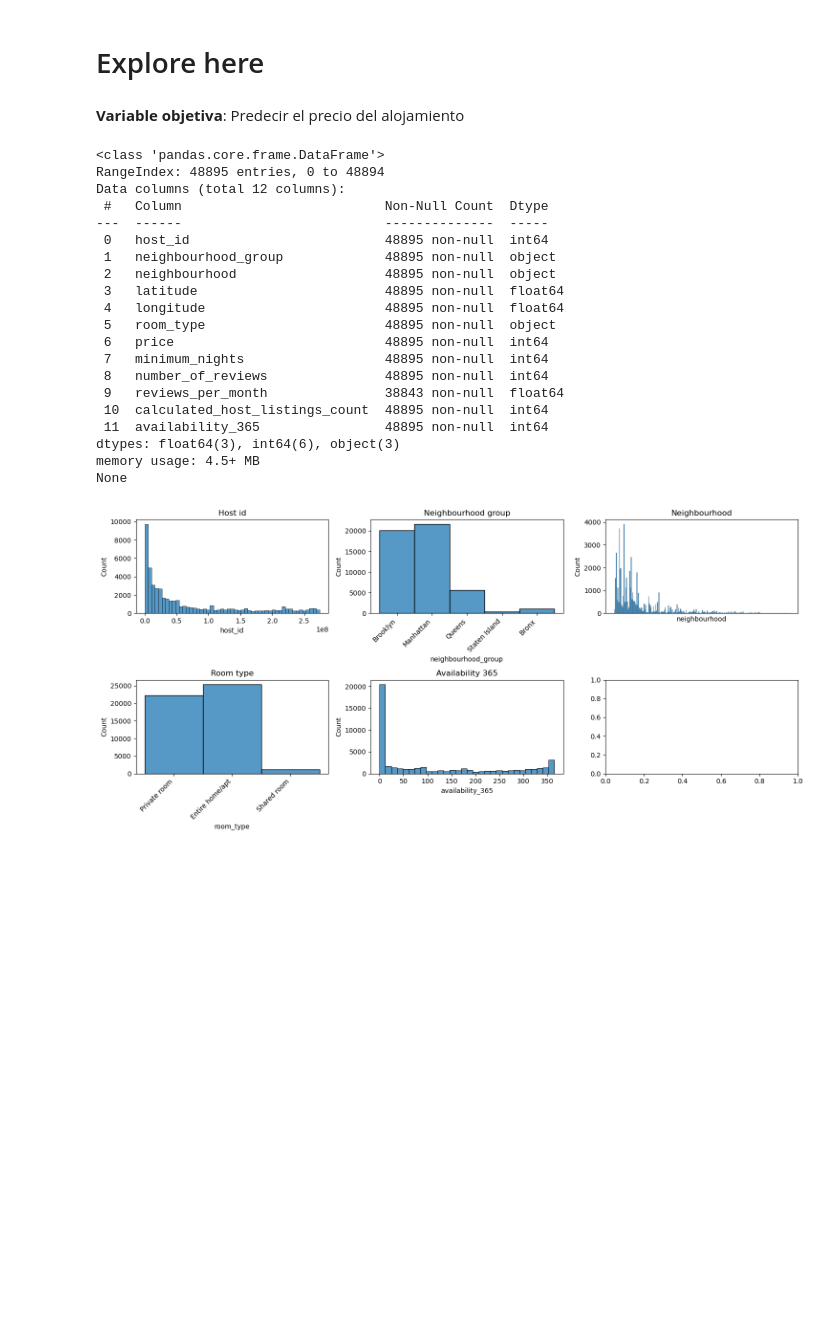
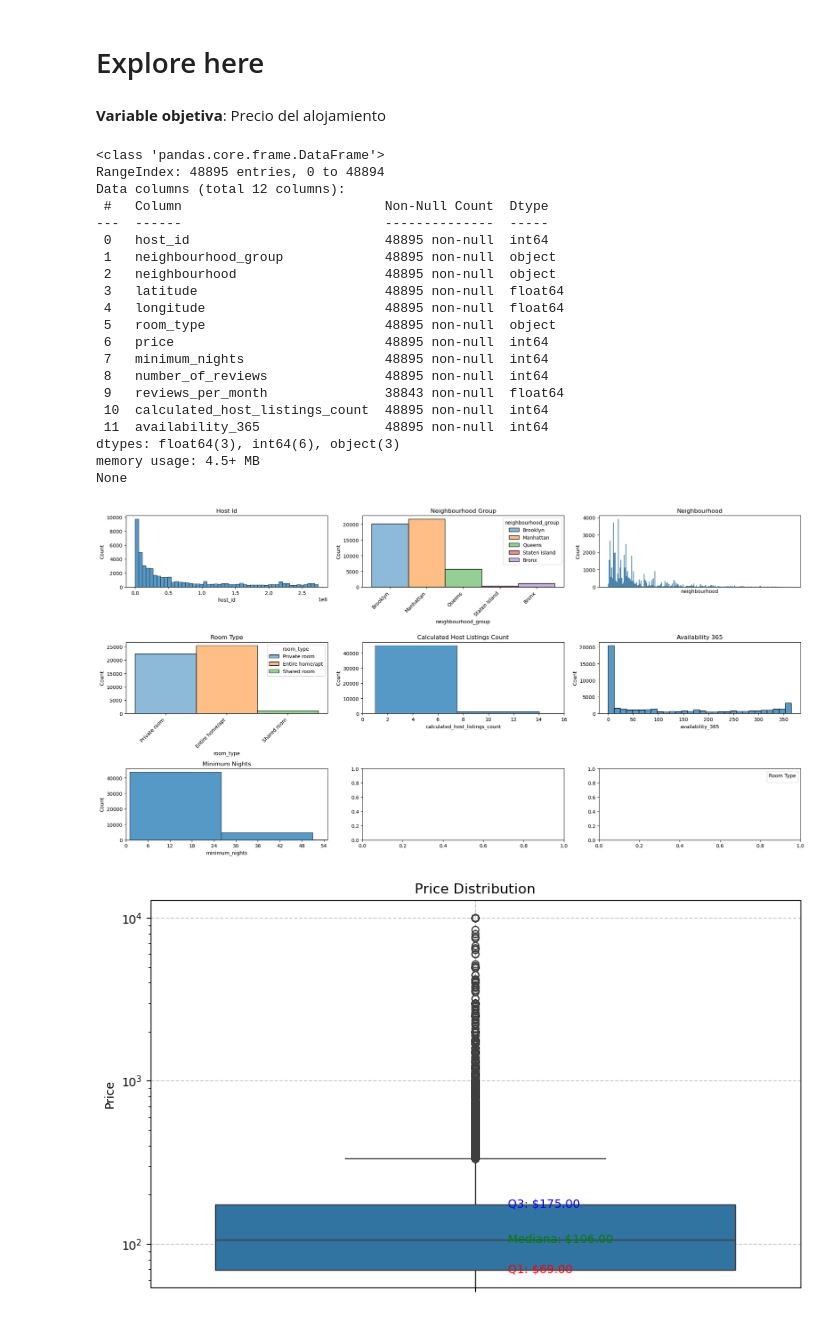
Before and after one commit to 4GeeksAcademy/danielpaez-dev-machine-learning-python-template, a Jupyter notebook: src/explore.ipynb, the cells around one changed output. Saved outputs shown, nothing was run; the diff lists cells and outputs as text; code cells hidden in the pictures; blank space fills up the shorter version.

Commit message:
FEAT: Boxplot, more and better explanations and improve little details

```diff
--- a/src/explore.ipynb
+++ b/src/explore.ipynb
@@ -1,11 +1,12 @@
 # %% [markdown]
 # Explore here
 # %% [markdown]
-**Variable objetiva**: Predecir el precio del alojamiento
+**Variable objetiva**: Precio del alojamiento
 # %%
 import pandas as pd
 import matplotlib.pyplot as plt
 import seaborn as sns
+from matplotlib.ticker import MaxNLocator
 
 URL = 'https://raw.githubusercontent.com/4GeeksAcademy/data-preprocessing-project-tutorial/main/AB_NYC_2019.csv'
 
@@ -13,66 +14,105 @@ def getData(URL:str) -> pd.DataFrame:
     raw_data = pd.read_csv(URL)
     return pd.DataFrame(raw_data)
 
+def format_text(text: str) -> str:
+    return text.replace('_', ' ').title()
+
 def cleanedData(df:pd.DataFrame) -> pd.DataFrame:
     df_ = df.copy()
     df_.drop('id', axis=1).duplicated() # No borra nada pero sería necesario en caso de que hubiera filas duplicada
-    df_.drop('id', axis=1, inplace=True)
-    df_.drop('name', axis=1, inplace=True)
-    df_.drop('host_name', axis=1, inplace=True)
-    df_.drop('last_review', axis=1, inplace=True)
+    df_.drop(['id', 'name', 'host_name', 'last_review'], axis=1, inplace=True)
     return df_
 
 def histplot(columns, cleaned_data, axis_array):
     num_rows, num_cols = axis_array.shape
+
     for i, column in enumerate(columns):
         row = i // num_cols
         col = i % num_cols
 
         if row < num_rows and col < num_cols:
             ax = axis_array[row,col]
-            ax.set_title(column.replace('_', ' ').capitalize())
-            sns.histplot(ax = ax, data = cleaned_data, x = column)
+            ax.set_title(format_text(column))
+
+            if column in ['calculated_host_listings_count', 'minimum_nights']:
+                # Esto es necesario para que se pueda ver de forma más razonables los histogramas. Lo que hacemos es cortar el número de valores del eje abscisas que vemos
+                sns.histplot(ax=ax, data=cleaned_data, x=column, bins=50)
+                if column == 'calculated_host_listings_count':
+                    ax.set_xlim(0, 16)
+                elif column == 'minimum_nights':
+                    ax.set_xlim(0, 55)
+
+                ax.xaxis.set_major_locator(MaxNLocator(integer=True))
+
+            elif column in ['neighbourhood_group', 'room_type']:
+                sns.histplot(ax=ax, data=cleaned_data, x=column, hue=column)
+                plt.legend(title=format_text(column))
+            else:
+                sns.histplot(ax = ax, data = cleaned_data, x = column)
+
             if column == 'neighbourhood':
                 ax.set_xticks([])
             if column in ['neighbourhood_group', 'room_type']:
-                ax.set_xticklabels(ax.get_xticklabels(), rotation=45, ha='right')
+                plt.setp(ax.get_xticklabels(), rotation=45, ha='right')
+
+def boxplot(cleaned_data):
+    plt.figure(figsize=(10,6))
+    ax_price = sns.boxplot(data=cleaned_data, y='price')
+    plt.title('Price Distribution')
+    plt.ylabel('Price')
+    plt.grid(True, linestyle='--', alpha=0.7)
+    ax_price.set_yscale('log')
+    Q1 = cleaned_data['price'].quantile(0.25)
+    Mediana = cleaned_data['price'].quantile(0.50)
+    Q3 = cleaned_data['price'].quantile(0.75)
+
+    # Anotar los valores en el boxplot
+    # Las coordenadas X para el boxplot de una sola variable son 0 para un boxplot vertical.
+    # La coordenada Y es el valor del cuartil.
+    ax_price.text(x=0.05, y=Q1, s=f'Q1: ${Q1:.2f}', color='red', va='center', ha='left', fontsize=10)
+    ax_price.text(x=0.05, y=Mediana, s=f'Mediana: ${Mediana:.2f}', color='green', va='center', ha='left', fontsize=10)
+    ax_price.text(x=0.05, y=Q3, s=f'Q3: ${Q3:.2f}', color='blue', va='center', ha='left', fontsize=10)
+    plt.show()
 
 def main():
     raw_data = getData(URL)
     cleaned_data = cleanedData(raw_data)
     print(cleaned_data.info())
 
-    # Categóricas
-    fig, axis = plt.subplots(2, 3, figsize=(15, 7))
-    categorical_variables = ['host_id', 'neighbourhood_group', 'neighbourhood', 'room_type', 'availability_365']
-    histplot(categorical_variables, cleaned_data, axis)
+    # Histogramas
+    histplot_variables = ['host_id', 'neighbourhood_group', 'neighbourhood', 'room_type', 'calculated_host_listings_count', 'availability_365', 'minimum_nights']
+    columns = 3
+    rows = len(histplot_variables) // 2
+    fig, axis = plt.subplots(rows, columns, figsize=(20, 10))
+    histplot(histplot_variables, cleaned_data, axis)
     plt.tight_layout()
     plt.show()
 
-    # Numéricas
+    # Boxplot
+    boxplot(cleaned_data)
 
-
-
+    # Multivariante
 main()
 # %% [output]
 <class 'pandas.core.frame.DataFrame'>
 RangeIndex: 48895 entries, 0 to 48894
 Data columns (total 12 columns):
  #   Column                          Non-Null Count  Dtype
 ---  ------                          --------------  -----
  0   host_id                         48895 non-null  int64
  1   neighbourhood_group             48895 non-null  object
  2   neighbourhood                   48895 non-null  object
  3   latitude                        48895 non-null  float64
  4   longitude                       48895 non-null  float64
  5   room_type                       48895 non-null  object
  6   price                           48895 non-null  int64
  7   minimum_nights                  48895 non-null  int64
  8   number_of_reviews               48895 non-null  int64
  9   reviews_per_month               38843 non-null  float64
  10  calculated_host_listings_count  48895 non-null  int64
  11  availability_365                48895 non-null  int64
 dtypes: float64(3), int64(6), object(3)
 memory usage: 4.5+ MB
 None
-[figure, old version]
+[figure, new version]
+[figure, added]
```
Also changed, not shown: parts of 3 cells of this notebook.
